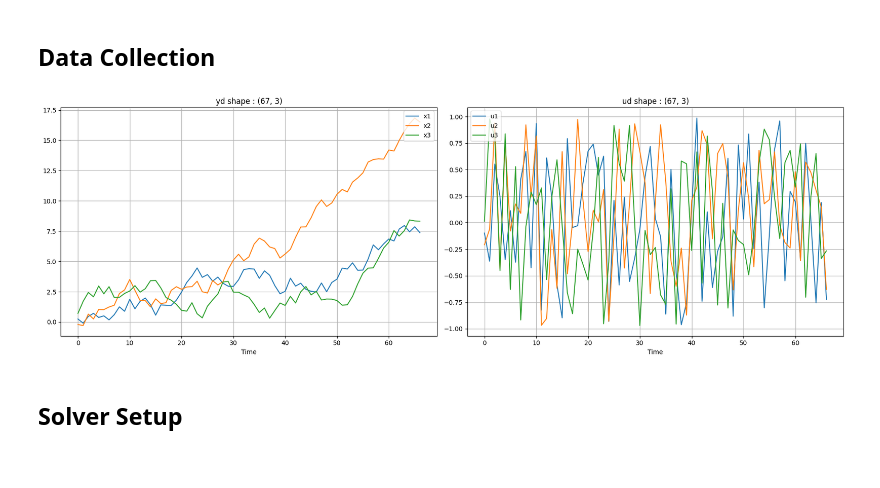
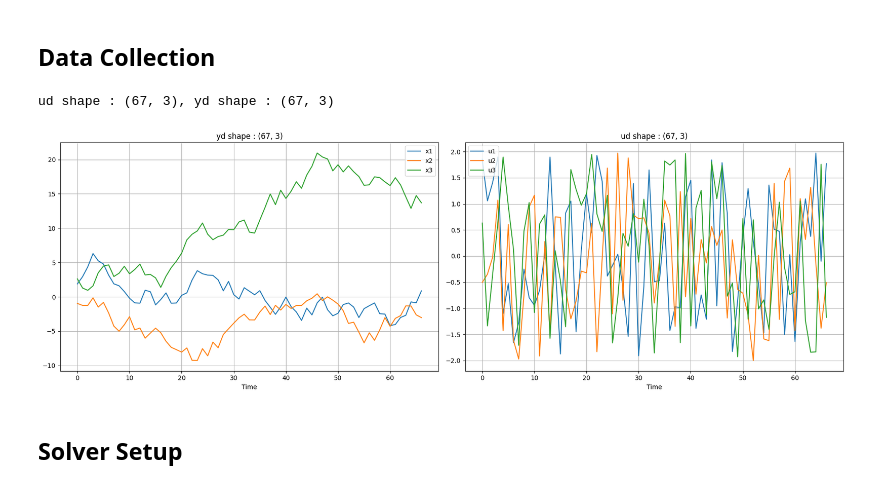
Before and after one commit to michael-cummins/DeePC-HUNT, a Jupyter notebook: notebooks/linear_deepc.ipynb, the cells around one changed output. Saved outputs shown, nothing was run; the diff lists cells and outputs as text; code cells hidden in the pictures.

```diff
--- a/notebooks/linear_deepc.ipynb
+++ b/notebooks/linear_deepc.ipynb
@@ -41,40 +41,41 @@ T = (m+1)*(Tini + Tf + n) - 1
 # %%
 ud = []
 yd = []
-x = np.random.uniform(low=-3, high=3, size=(m,))
+x = np.random.uniform(low=-2, high=2, size=(m,))
 for i in range(T):
-   u = np.random.uniform(low=-1, high=1, size=(m,)) # Random input
+   u = np.random.uniform(low=-2, high=2, size=(m,)) # Random input
    x = A@x + B@u
    y = C@x + D@u
    ud.append(u)
-   yd.append(y+ np.random.randn(p,)*0.02)
+   yd.append(y + np.random.randn(p,)*0.01)
 ud = np.array(ud)
 yd = np.array(yd)
 
-# print(f'ud shape : {ud.shape}, yd shape : {yd.shape}')
+print(f'ud shape : {ud.shape}, yd shape : {yd.shape}')
 plt.rcParams["figure.figsize"] = (18,6)
 plt.subplot(1,2,1)
 plt.plot(range(0,T), yd, label=['x1', 'x2', 'x3'])
 plt.legend(loc="upper right")
 plt.xlabel('Time')
 plt.title(f"yd shape : {yd.shape}")
-plt.grid('on')
+plt.grid(True)
 plt.tight_layout()
 
 plt.subplot(1,2,2)
 plt.plot(range(0,T), ud, label=['u1', 'u2', 'u3'])
 plt.legend(loc="upper left")
 plt.xlabel('Time')
 plt.title(f"ud shape : {ud.shape}")
-plt.grid('on')
+plt.grid(True)
 plt.tight_layout()
 
 plt.show()
 
 ud = ud.reshape((T*m,))
 yd = yd.reshape((T*p,))
 # %% [output]
+ud shape : (67, 3), yd shape : (67, 3)
-[figure, old version]
+[figure, new version]
 # %% [markdown]
 ## Solver Setup
 # %%
```
Also changed, not shown: parts of 3 cells of this notebook, 1 other file.
